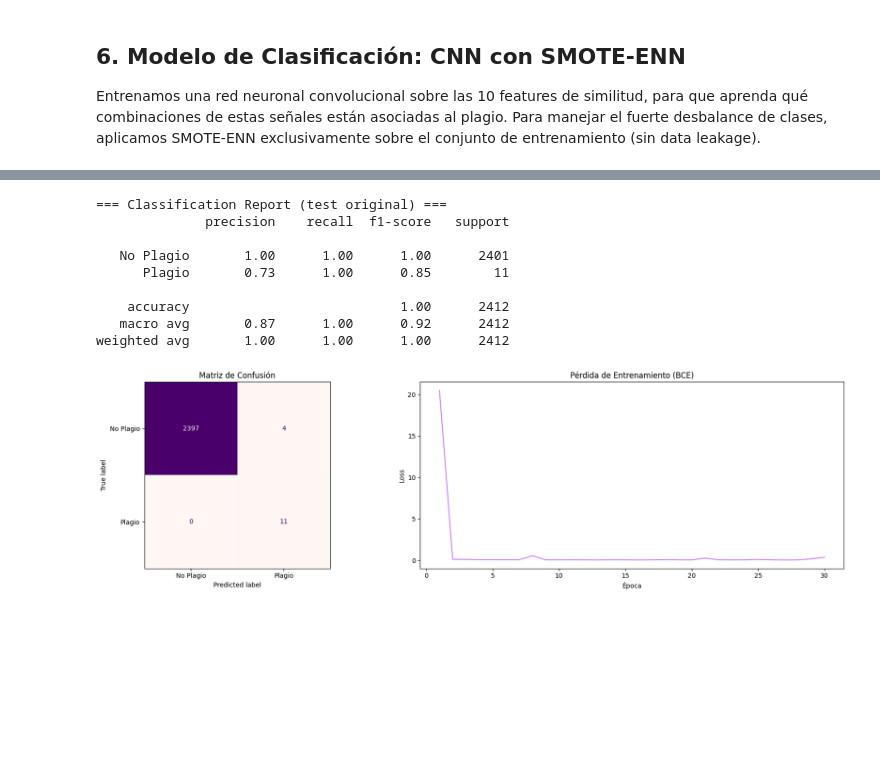
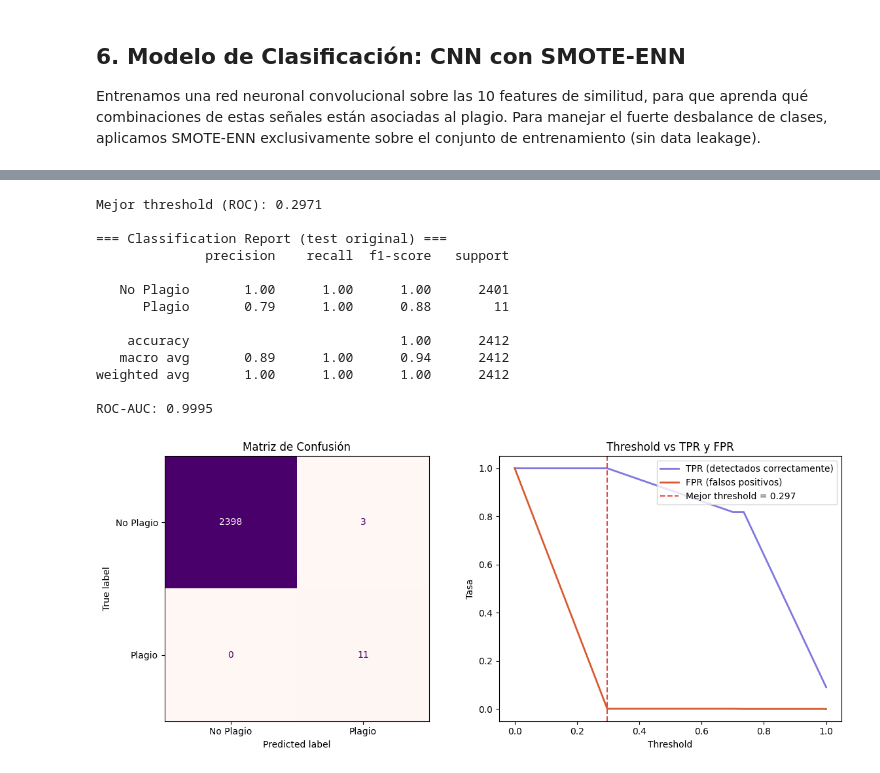
Before and after one commit to produce101levi/ai-plagiarism-detection-model, a Jupyter notebook: AI_plagiarism.ipynb, the cells around one changed output, grey strips where cells are left out. Cells and saved outputs as stored; diff of their text form; code cells hidden in the pictures; blank space fills up the shorter version.

Commit message:
threshold

```diff
--- a/AI_plagiarism.ipynb
+++ b/AI_plagiarism.ipynb
@@ -421,8 +419,10 @@ Model: "sequential_7"
 # %%
 # ── Entrenar modelo ─────────────────────────────────────────────────────────
 history = model.fit(
-    X_train_res, y_train_res,
-    epochs=30, batch_size=64
+    X_train_res,
+    y_train_res,
+    epochs=30,
+    batch_size=64
 )
 # %% [output]
 Epoch 1/30
@@ -445,35 +445,55 @@ Epoch 30/30
 # %%
-# Evaluar sobre test original (sin SMOTE-ENN)
+# Evaluar sobre test
 y_proba = model.predict(X_test_cnn, verbose=0).ravel()
-y_pred = (y_proba >= 0.5).astype(int)
+
+# Curva ROC y mejor threshold (estadístico J de Youden = TPR - FPR máximo)
+fpr, tpr, thresholds = roc_curve(y_test, y_proba)
+
+best_idx = np.argmax(tpr - fpr)
+best_threshold = thresholds[best_idx]
+print(f"Mejor threshold (ROC): {best_threshold:.4f}")
+
+y_pred = (y_proba >= best_threshold).astype(int)
 
 print("\n=== Classification Report (test original) ===")
 print(classification_report(y_test, y_pred, target_names=["No Plagio", "Plagio"]))
+print(f"ROC-AUC: {roc_auc_score(y_test, y_proba):.4f}")
 
 # Gráficas
-fig, axes = plt.subplots(1, 2, figsize=(18, 5))
+fig, axes = plt.subplots(1, 2, figsize=(12, 5))
 
-ConfusionMatrixDisplay(confusion_matrix(y_test, y_pred),
-                       display_labels=["No Plagio", "Plagio"]).plot(
-    ax=axes[0], cmap="RdPu", colorbar=False
+ConfusionMatrixDisplay(
+    confusion_matrix(y_test, y_pred),
+    display_labels=["No Plagio", "Plagio"]
+).plot(
+    ax=axes[0],
+    cmap="RdPu",
+    colorbar=False
 )
 axes[0].set_title("Matriz de Confusión")
 
-axes[1].plot(range(1, len(history.history["loss"]) + 1), history.history["loss"], color="#c77dff")
-axes[1].set_title("Pérdida de Entrenamiento (BCE)")
-axes[1].set_xlabel("Época")
-axes[1].set_ylabel("Loss")
+axes[1].plot(thresholds[1:], tpr[1:], color="#7F77DD", lw=2, label="TPR (detectados correctamente)")
+axes[1].plot(thresholds[1:], fpr[1:], color="#D85A30", lw=2, label="FPR (falsos positivos)")
+axes[1].axvline(x=best_threshold, color="#E24B4A", linestyle="--", lw=1.5, label=f"Mejor threshold = {best_threshold:.3f}")
+axes[1].set_xlabel("Threshold")
+axes[1].set_ylabel("Tasa")
+axes[1].set_title("Threshold vs TPR y FPR")
+axes[1].legend()
 
 plt.tight_layout()
 plt.show()
 # %% [output]
+Mejor threshold (ROC): 0.2971
+
 === Classification Report (test original) ===
               precision    recall  f1-score   support
 
    No Plagio       1.00      1.00      1.00      2401
-      Plagio       0.73      1.00      0.85        11
+      Plagio       0.79      1.00      0.88        11
 
     accuracy                           1.00      2412
-   macro avg       0.87      1.00      0.92      2412
+   macro avg       0.89      1.00      0.94      2412
 weighted avg       1.00      1.00      1.00      2412
+
+ROC-AUC: 0.9995
-[figure, old version]
+[figure, new version]
```
Also changed, not shown: parts of 6 cells of this notebook.
